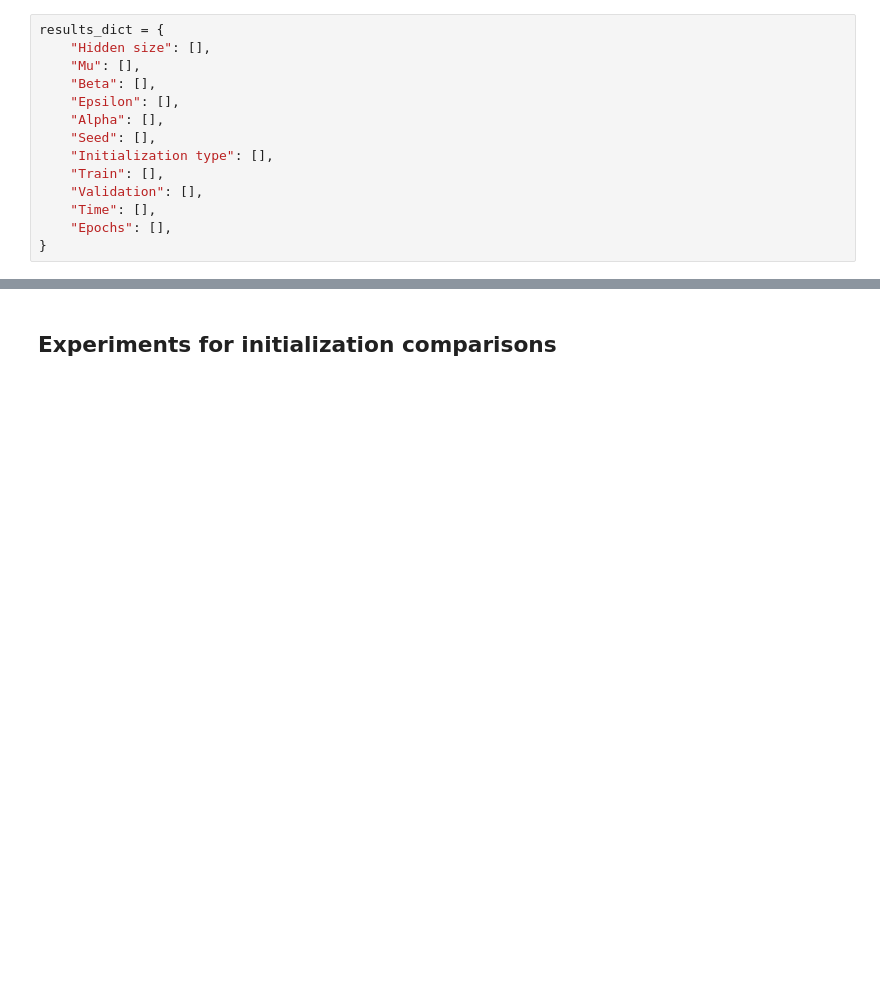
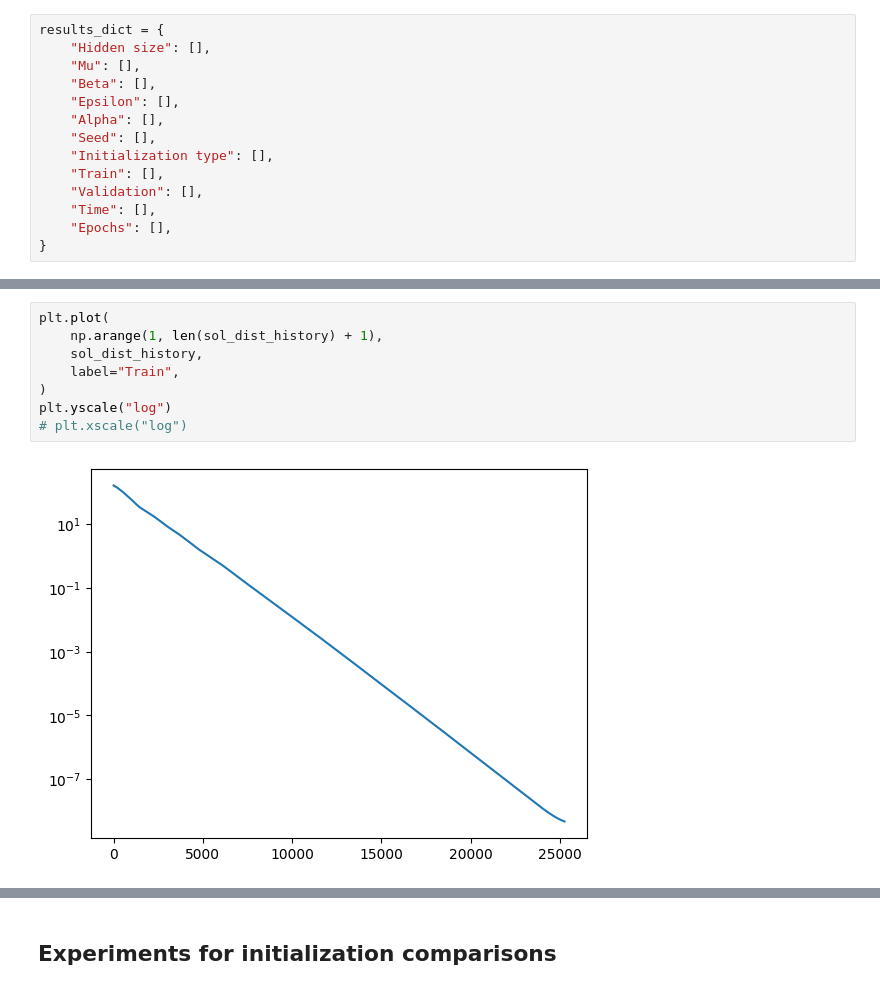
Before and after one commit to SaulUrso/Extreme-Learning-Machine, a Jupyter notebook: nesterov.ipynb, the cells around one changed output, grey strips where cells are left out. Saved outputs shown, nothing was run; the diff lists cells and outputs as text; blank space fills up the shorter version.

```diff
--- a/nesterov.ipynb
+++ b/nesterov.ipynb
@@ -207,0 +343,10 @@ for HIDDEN_SIZE, LEARNING_RATE, BETA, ALPHA, EPSILON in itertools.product(
+# %%
+plt.plot(
+    np.arange(1, len(sol_dist_history) + 1),
+    sol_dist_history,
+    label="Train",
+)
+plt.yscale("log")
+# plt.xscale("log")
+# %% [output]
+[figure, added]
```
Also changed, not shown: parts of 11 cells of this notebook, 5 other files.
